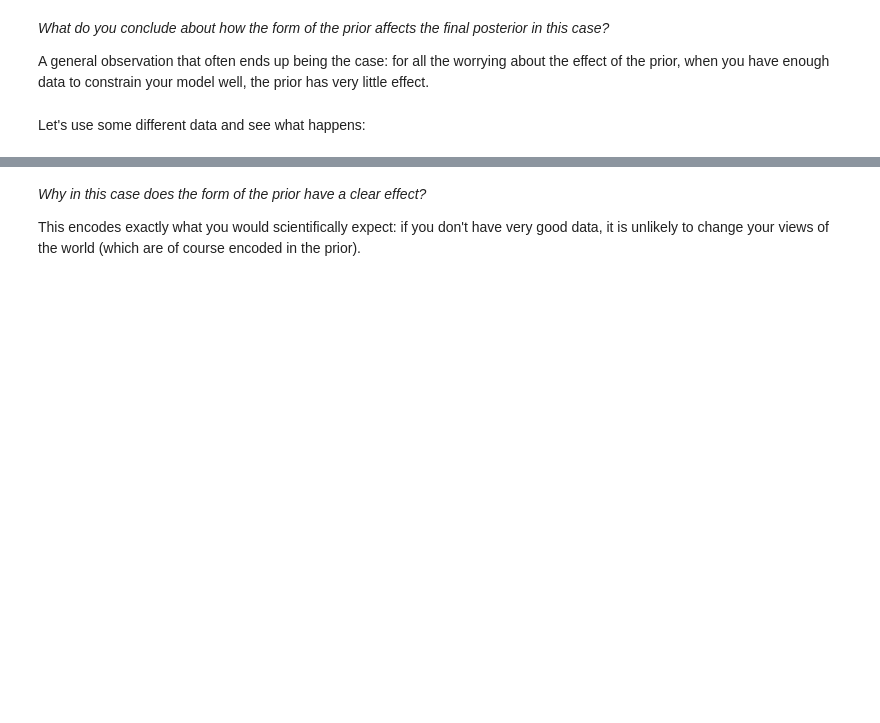
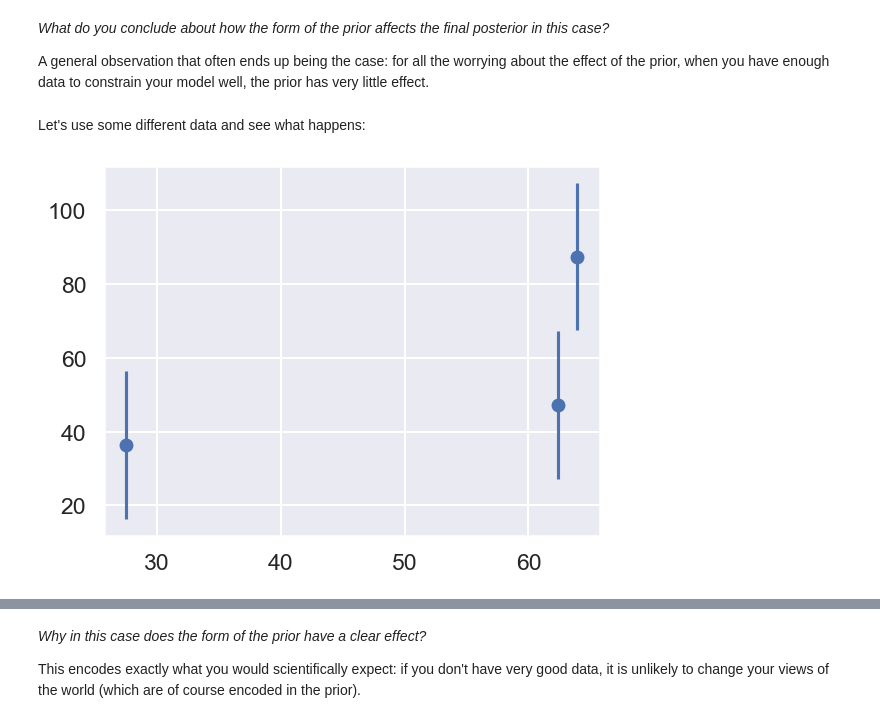
Before and after one commit to NilsSomm/LFD_for_Physicists, a Jupyter notebook: LearningFromData-content/BayesianStatistics/BayesianParameterEstimation/parameter_estimation_fitting_straight_line_I.ipynb, the cells around one changed output, grey strips where cells are left out. Saved outputs shown, nothing was run; the diff lists cells and outputs as text; code cells hidden in the pictures; blank space fills up the shorter version.

```diff
--- a/LearningFromData-content/BayesianStatistics/BayesianParameterEstimation/parameter_estimation_fitting_straight_line_I.ipynb
+++ b/LearningFromData-content/BayesianStatistics/BayesianParameterEstimation/parameter_estimation_fitting_straight_line_I.ipynb
@@ -271,8 +286,10 @@ A general observation that often ends up being the case: for all the worrying ab
 # %% [markdown]
 Let's use some different data and see what happens:
 # %%
-x2, y2, dy2 = make_data(*theta_true, N=3, dy=40, rseed=80)
+x2, y2, dy2 = make_data(*theta_true, N=3, dy=20, rseed=82)
 plt.errorbar(x2, y2, dy2, fmt='o');
+# %% [output]
+[figure, added]
 # %%
 plot_results(x2, y2, dy2,
              slope_limits=(-2, 5),
```
Also changed, not shown: parts of 8 cells of this notebook, 2 other files.
